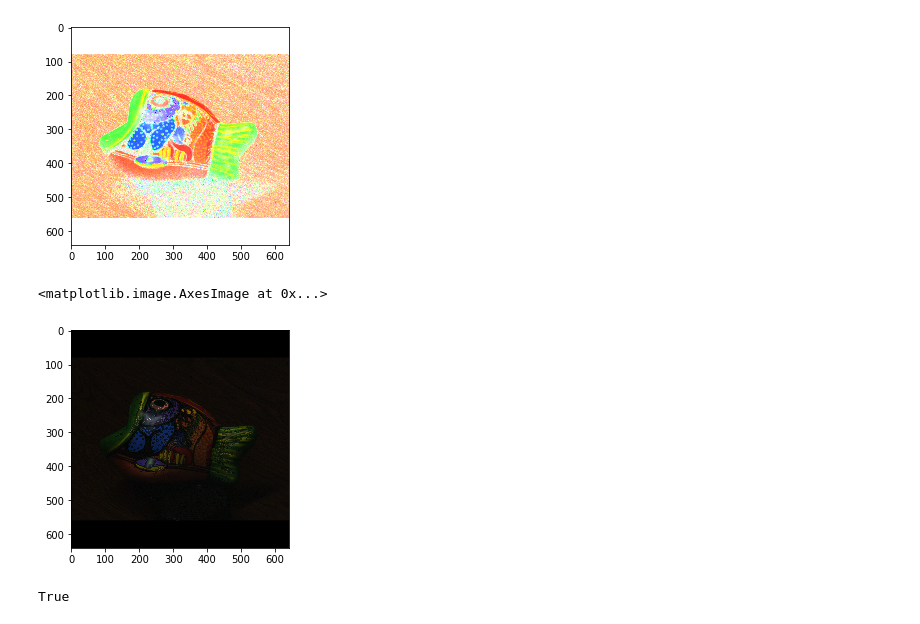
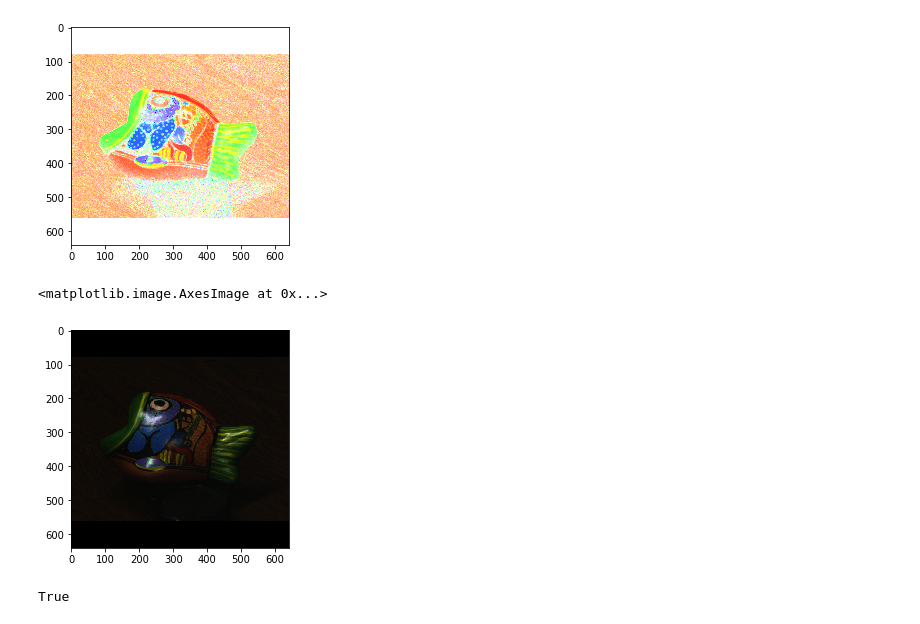
Before and after one commit to NikolaiSviridov/Specular-Highlight-Removal, a Jupyter notebook: single_image/Artusi_A_et_al/python/clean.ipynb, the cells around one changed output. Cells and saved outputs as stored; diff of their text form; code cells hidden in the pictures.

```diff
--- a/single_image/Artusi_A_et_al/python/clean.ipynb
+++ b/single_image/Artusi_A_et_al/python/clean.ipynb
@@ -243,12 +238,11 @@ plt.imshow(rgb_new_hsv)
 [figure]
 # %%
 V_m = np.copy(V)
-V_m[X_SVG] *= 0.4
 V3 = cv2.merge([V_m,V_m,V_m])
 plt.imshow(V3 * rgb_new_hsv)
 # %% [output]
 <matplotlib.image.AxesImage at 0x...>
-[figure, old version]
+[figure, new version]
 # %%
 i = cv2.cvtColor(( V3 * rgb_new_hsv * 255).astype('uint8'), cv2.COLOR_RGB2BGR)
 cv2.imwrite(f"V3_rgb.png", i)
```
Also changed, not shown: parts of 20 cells of this notebook.
